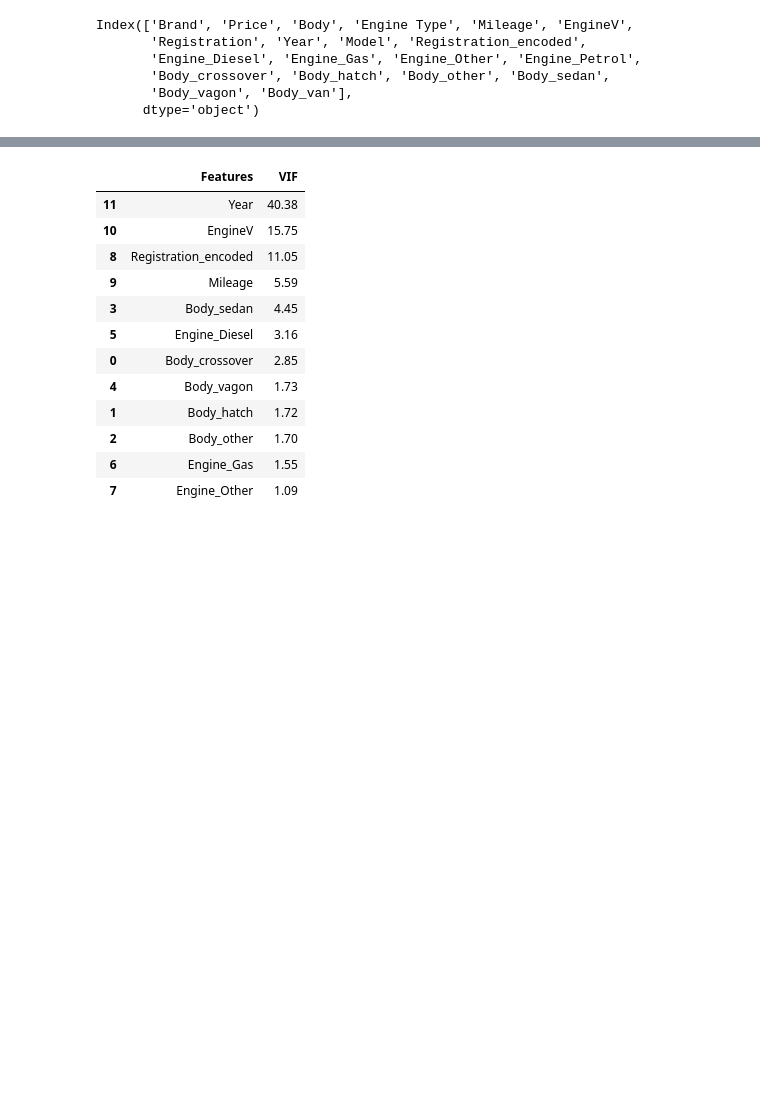
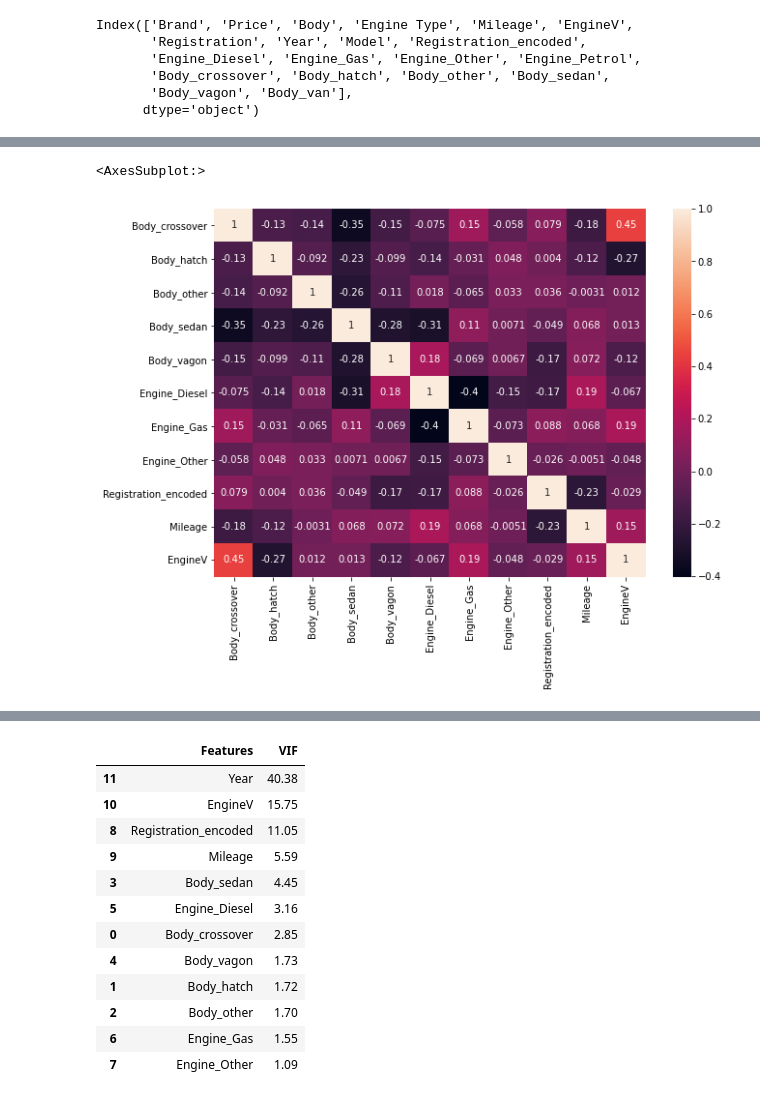
Before and after one commit to manujjoshi/Assignments, a Jupyter notebook: Dealing with cat variables.ipynb, the cells around one changed output, grey strips where cells are left out. Drawn from its saved outputs; the diff is of its cells as text; code cells hidden in the pictures; blank space fills up the shorter version.

```diff
--- a/Dealing with cat variables.ipynb
+++ b/Dealing with cat variables.ipynb
@@ -170,0 +360,8 @@ y = one_hot_1['Price']
+# %%
+X.drop(['Year'],axis=1,inplace=True)
+# %%
+plt.figure(figsize=(10,7))
+sns.heatmap(X.corr(),annot=True)
+# %% [output]
+<AxesSubplot:>
+[figure, added]
```
Also changed, not shown: parts of 22 cells of this notebook.
